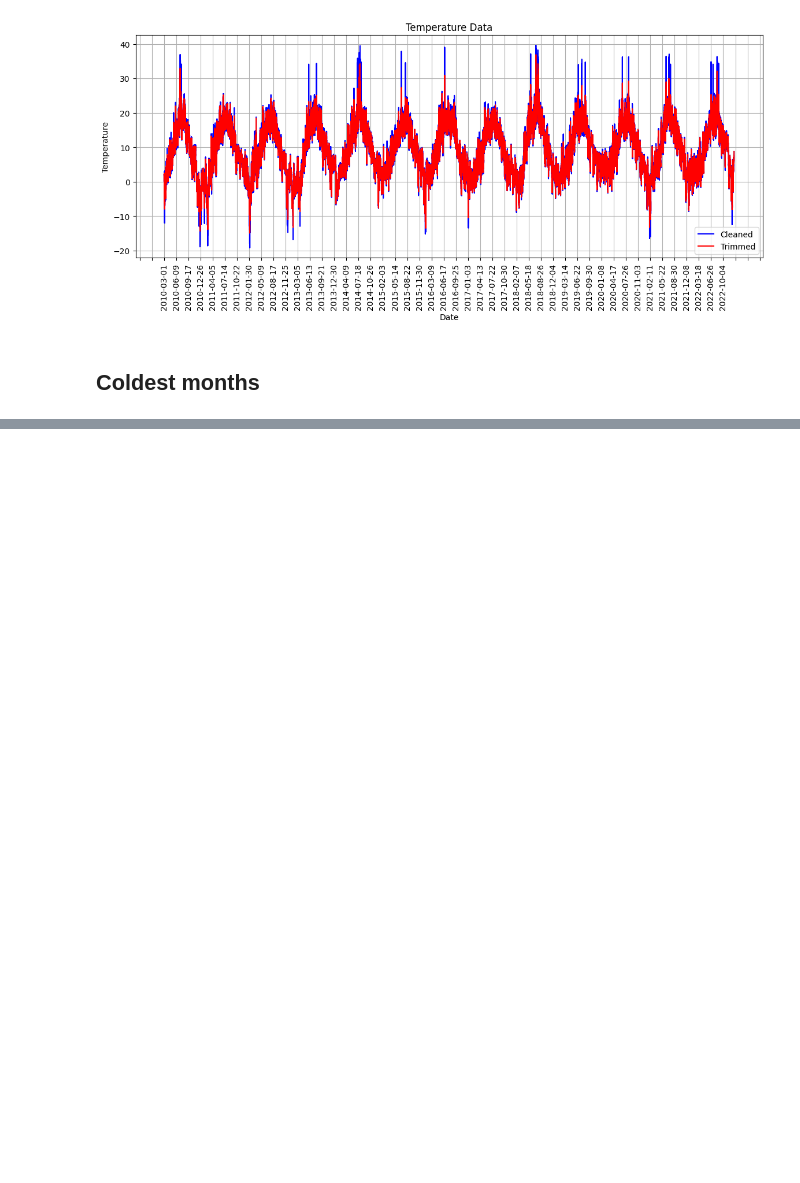
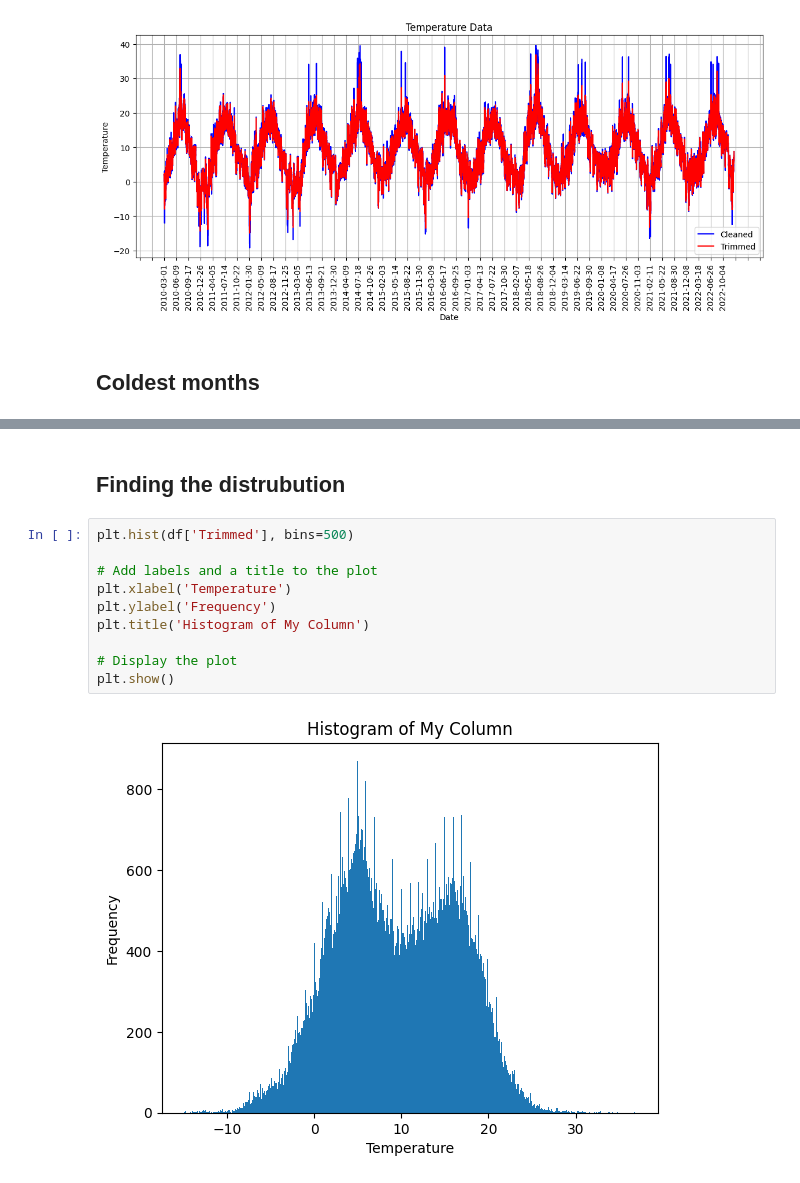
Before and after one commit to SebbeCaliban/DataAnalys, a Jupyter notebook: Smhi_analys.ipynb, the cells around one changed output, grey strips where cells are left out. Drawn from its saved outputs; the diff is of its cells as text; blank space fills up the shorter version.

```diff
--- a/Smhi_analys.ipynb
+++ b/Smhi_analys.ipynb
@@ -259,0 +272,14 @@ print(dict(sorted(temp_dict.items(), key=lambda item: item[1])))
+# %% [markdown]
+## Finding the distrubution
+# %%
+plt.hist(df['Trimmed'], bins=500)
+
+# Add labels and a title to the plot
+plt.xlabel('Temperature')
+plt.ylabel('Frequency')
+plt.title('Histogram of My Column')
+
+# Display the plot
+plt.show()
+# %% [output]
+[figure, added]
```
Also changed, not shown: parts of 1 cell of this notebook.
